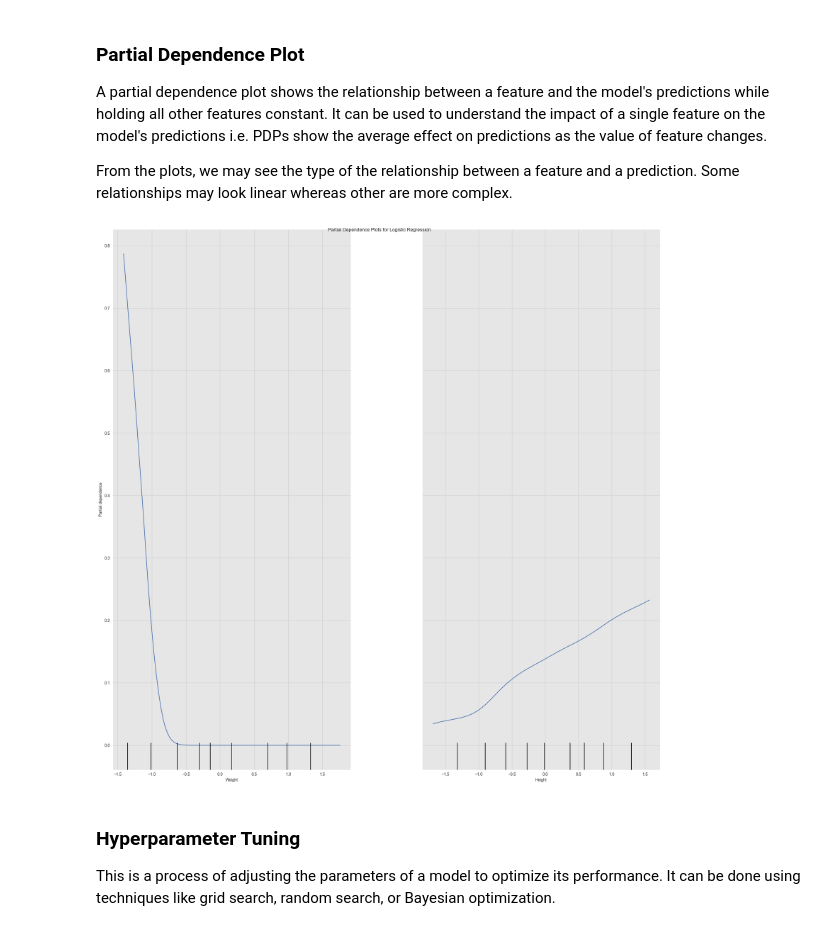
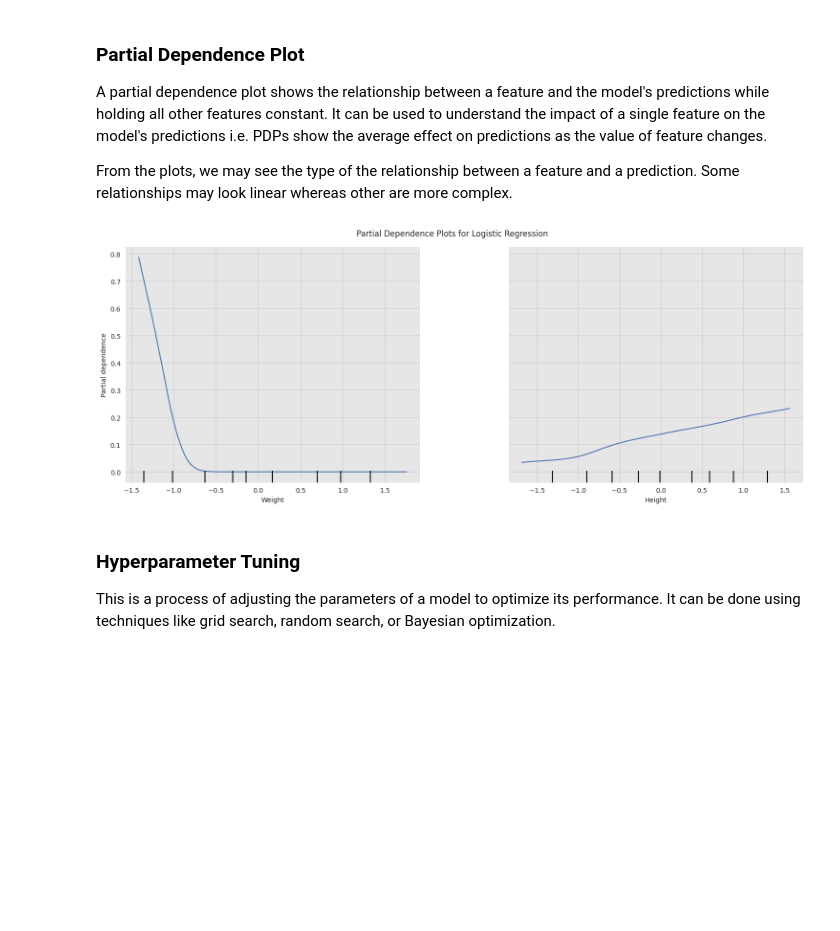
Before and after one commit to yahia3200/Body-Level-Classification, a Jupyter notebook: models/logitic_regression.ipynb, the cells around one changed output. Saved outputs shown, nothing was run; the diff lists cells and outputs as text; code cells hidden in the pictures; blank space fills up the shorter version.

```diff
--- a/models/logitic_regression.ipynb
+++ b/models/logitic_regression.ipynb
@@ -92,10 +92,10 @@ A partial dependence plot shows the relationship between a feature and the model
 
 From the plots, we may see the type of the relationship between a feature and a prediction. Some relationships may look linear whereas other are more complex.
 # %%
-plt = util.getPartialDependenciesPlot(lr, X, modelname='Logistic Regression')
-plt.show()
+plt = util.getPartialDependenciesPlot(lr, X, modelname='Logistic Regression', save=True)
+# plt.show()
 # %% [output]
-[figure, old version]
+[figure, new version]
 # %% [markdown]
 ### Hyperparameter Tuning
 
```
Also changed, not shown: parts of 2 cells of this notebook, 9 other files.
